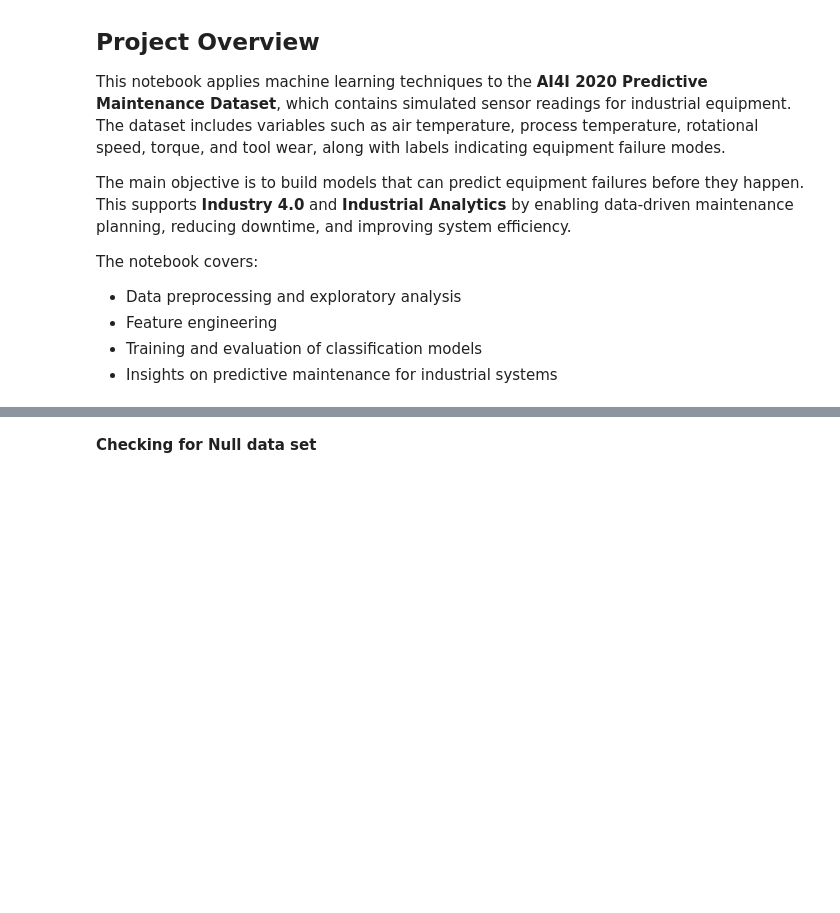
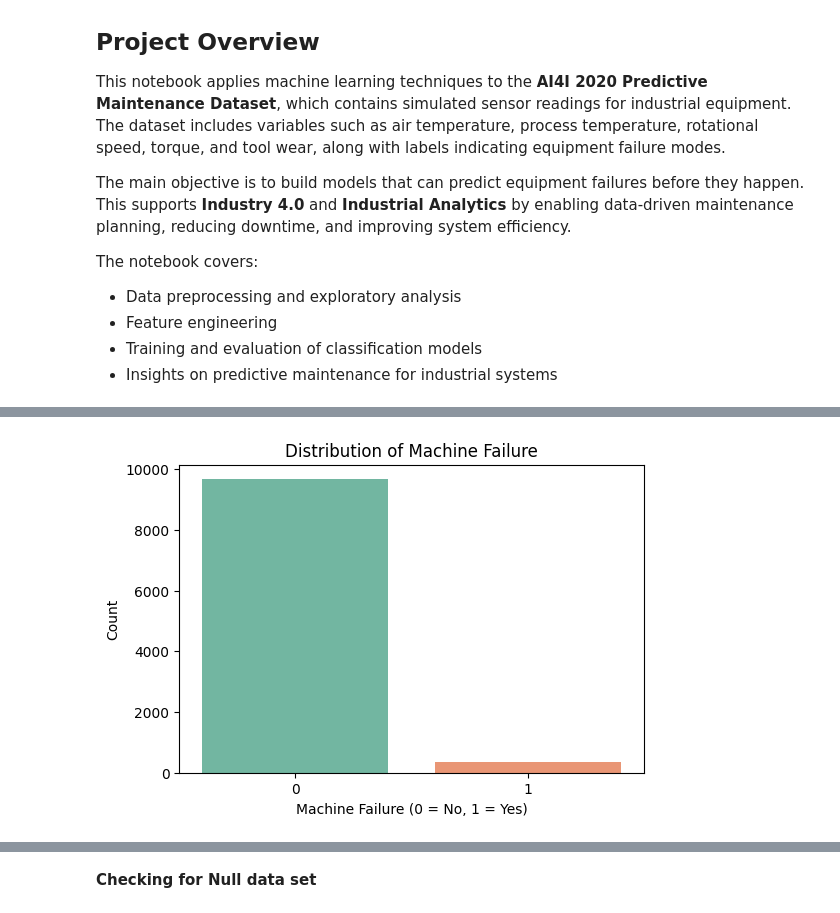
Before and after one commit to Yohannes-Kewani/industrial-analytics-projects, a Jupyter notebook: predictive-maintenance-ml/notebooks/predictive_maintenance.ipynb, the cells around one changed output, grey strips where cells are left out. Saved outputs shown, nothing was run; the diff lists cells and outputs as text; code cells hidden in the pictures; blank space fills up the shorter version.

Commit message:
Data visualization is made.

```diff
--- a/predictive-maintenance-ml/notebooks/predictive_maintenance.ipynb
+++ b/predictive-maintenance-ml/notebooks/predictive_maintenance.ipynb
@@ -51,0 +66,9 @@ df
+# %%
+plt.figure(figsize=(6,4))
+sns.countplot(x="Machine failure", hue="Machine failure", data=df, palette="Set2", legend=False)
+plt.title("Distribution of Machine Failure")
+plt.xlabel("Machine Failure (0 = No, 1 = Yes)")
+plt.ylabel("Count")
+plt.show()
+# %% [output]
+[figure, added]
```
Also changed, not shown: parts of 16 cells of this notebook, 1 other file.
